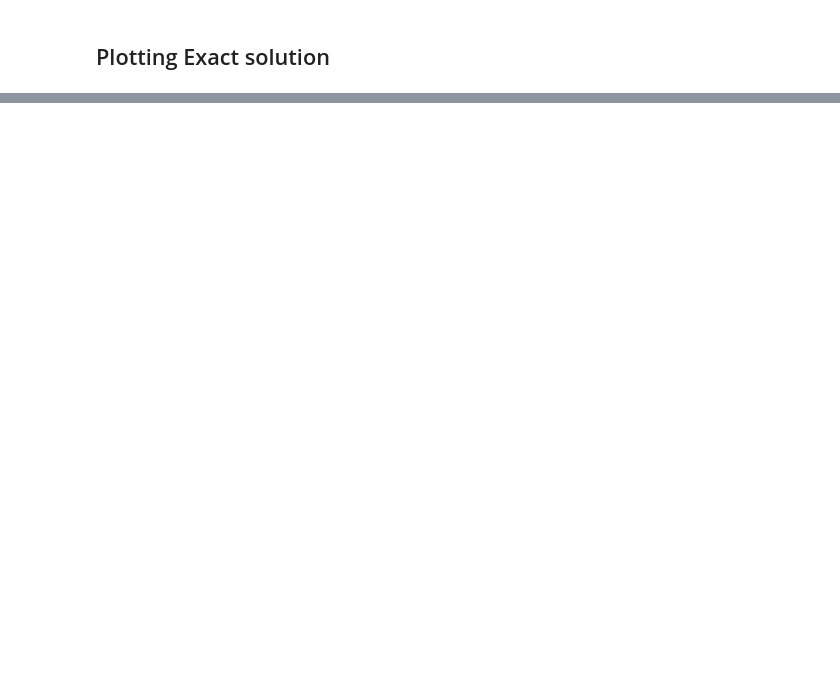
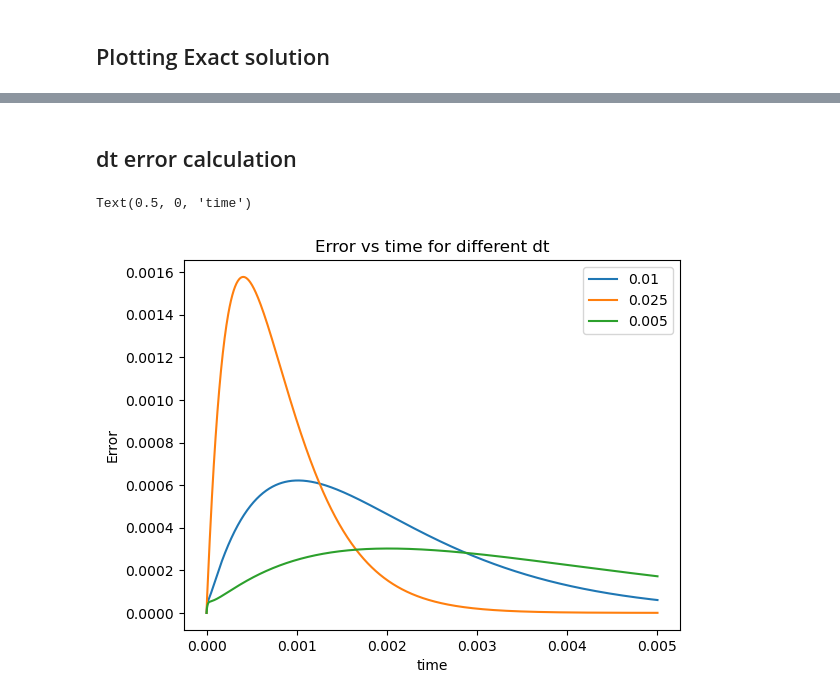
Before and after one commit to AnkanMan/Fields-in-Deformable-Surfaces, a Jupyter notebook: Vector diffusion in 2-D.ipynb, the cells around one changed output, grey strips where cells are left out. Saved outputs shown, nothing was run; the diff lists cells and outputs as text; code cells hidden in the pictures; blank space fills up the shorter version.

```diff
--- a/Vector diffusion in 2-D.ipynb
+++ b/Vector diffusion in 2-D.ipynb
@@ -387,0 +398,7 @@ Widget(value='<iframe src="http://localhost:35173/index.html?ui=P_0x70cba7f83110
+# %% [markdown]
+## dt error calculation
+# %%
+def ex1(x,tt):
+    v_x = vx*np.cos(np.pi*n_x*x[0])*np.cos(np.pi*n_y*x[1])*np.exp(-D*(np.pi**2) *(n_x**2+n_y**2)*tt)
+    v_y = vy*np.cos(np.pi*n_x*x[0])*np.cos(np.pi*n_y*x[1])*np.exp(-D*(np.pi**2) *(n_x**2+n_y**2)*tt)
+    return np.array([v_x,v_y])
@@ -387,0 +446,11 @@ Widget(value='<iframe src="http://localhost:35173/index.html?ui=P_0x70cba7f83110
+# %%
+for n in range(len(dt)):
+    plt.plot(times, err_array[n], label= dt[n])
+
+plt.legend()
+plt.title("Error vs time for different dt")
+plt.ylabel("Error")
+plt.xlabel("time")
+# %% [output]
+Text(0.5, 0, 'time')
+[figure, added]
```
Also changed, not shown: parts of 16 cells of this notebook.
